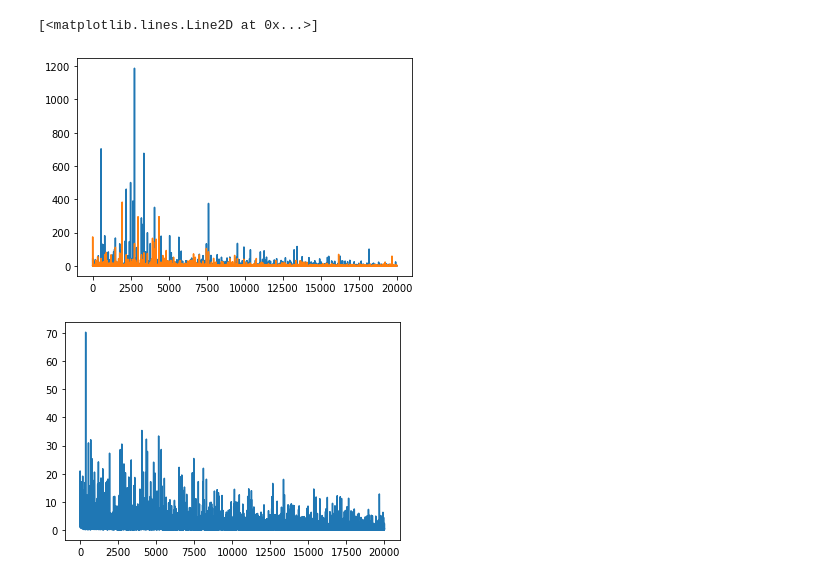
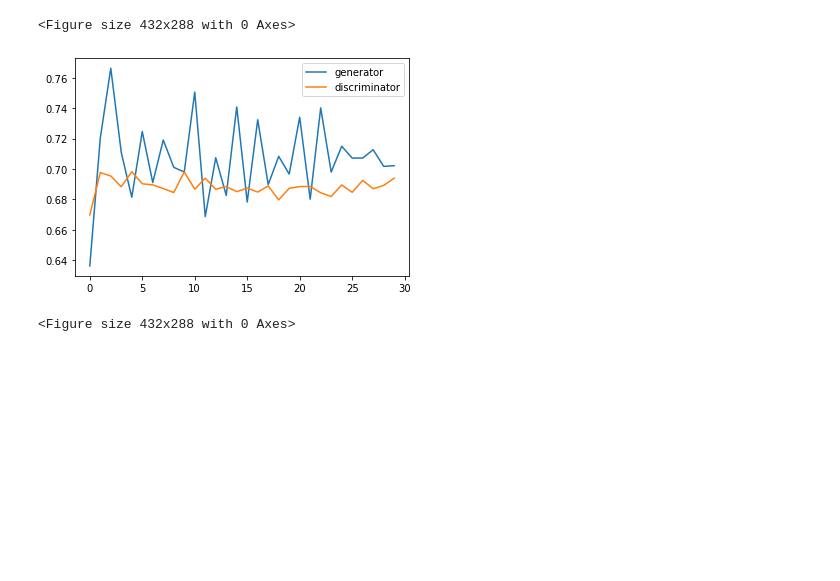
Before and after one commit to pfernandom/gangangan, a Jupyter notebook: main.ipynb, the cells around one changed output. Drawn from its saved outputs; the diff is of its cells as text; code cells hidden in the pictures; blank space fills up the shorter version.

```diff
--- a/main.ipynb
+++ b/main.ipynb
@@ -21,4 +10,19 @@ def sample_data(n=10000, scale=1):
 # %%
 def plot(X):
     plt.scatter(X[:,0], X[:,1])
+# %%
+def gen_noise(batch_size):
+    return tf.random.normal([batch_size, 2], 0, 1)
+# %%
+def print_values(model, X=None, batch_size=200):
+    if X is None:
+        X = sample_data(n=batch_size)
+    plt.figure()
+
+    Z = gen_noise(batch_size)
+
+    x_gen = model(Z, training=False)
+
+    plot(X)
+    plot(x_gen)
 # %% [markdown]
@@ -60,13 +29,0 @@ disc = DiscrimiatorModel(dims=[32,32])
-# %%
-batch_size = 100
-# %%
-def print_values(model):
-    X = sample_data(n=batch_size)
-    plt.figure()
-    plot(X)
-
-    Z = tf.random.uniform([batch_size, 2])
-
-    x_gen = model(Z, training=False)
-
-    plot(x_gen)
@@ -181,9 +150,9 @@ Distance: 0.316
 # %%
-plt.plot(list_gen_loss, label="Gen")
-plt.plot(list_disc_loss, label="Disc")
+plt.plot(cond_gan.history.history["g_loss"], label="generator")
+plt.plot(cond_gan.history.history["d_loss"],  label="discriminator")
+plt.legend()
 plt.figure()
-plt.plot(dists)
 # %% [output]
-[<matplotlib.lines.Line2D at 0x...>]
+<Figure size 432x288 with 0 Axes>
-[figure, old version]
+[figure, new version]
-[figure, removed]
+<Figure size 432x288 with 0 Axes>
```
Also changed, not shown: parts of 12 cells of this notebook, 4 other files.
